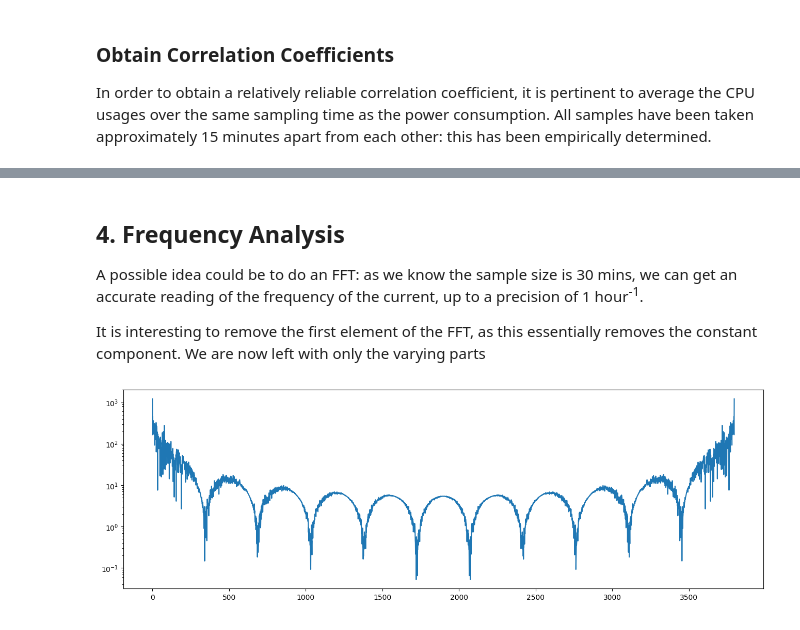
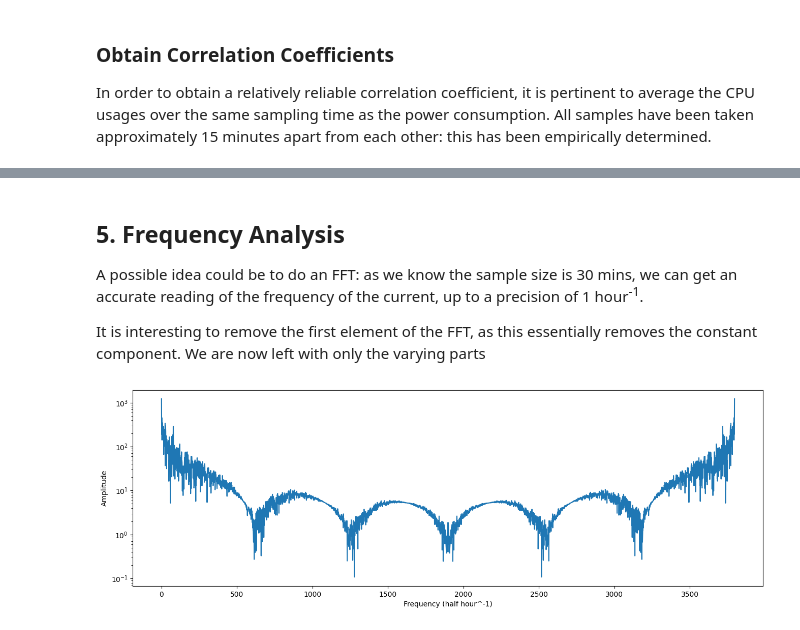
Before and after one commit to ogahector/power_analysis_eeedept, a Jupyter notebook: src/main.ipynb, the cells around one changed output, grey strips where cells are left out. Saved outputs shown, nothing was run; the diff lists cells and outputs as text; code cells hidden in the pictures.

```diff
--- a/src/main.ipynb
+++ b/src/main.ipynb
@@ -13,11 +13,11 @@ import scipy as sp
 dl1 = pd.read_csv("../data/DL1March_May_24.csv").drop(columns="No.").drop(0)
 dl3 = pd.read_csv("../data/DL3March_May_24.csv").drop(columns="No.").drop(0)
 
-dl1["Date/Time"] = pd.to_datetime(dl1["Date/Time"], format='%d/%m/%Y %H:%M')
-dl3["Date/Time"] = pd.to_datetime(dl3["Date/Time"], format='%d/%m/%Y %H:%M')
+dl1["Date/Time"] = pd.to_datetime(dl1["Date/Time"], format='%d/%m/%Y %H:%M', utc=True)
+dl3["Date/Time"] = pd.to_datetime(dl3["Date/Time"], format='%d/%m/%Y %H:%M', utc=True)
 
-# print(dl1.head())
-# it is quite obvious that the first row of values are outliers, so they are removed
+dl1.set_index(['Date/Time'], inplace=True, drop=False)
+dl3.set_index(['Date/Time'], inplace=True, drop=False)
 # %% [markdown]
 ### Key Analyses to Perform
 1. **Time-Series Analysis**
@@ -375,13 +385,13 @@ Text(0.5, 1.0, 'Derivative of Power against Date/Time')
 # %% [markdown]
 ### Moving Average Analysis
 # %%
-dl1[HEADER + " Av Daily"] = dl1[HEADER].rolling(window=24*2).mean()
-dl1[HEADER + " Av Weekly"] = dl1[HEADER].rolling(window=24*2*7).mean()
+dl1[HEADER + " Moving Av Daily"] = dl1[HEADER].rolling(window=24*2).mean()
+dl1[HEADER + " Moving Av Weekly"] = dl1[HEADER].rolling(window=24*2*7).mean()
 
 plt.figure(figsize=(16,5))
 plt.plot(dl1["Date/Time"], dl1[HEADER], label=HEADER, color='b', alpha=0.5)
-plt.plot(dl1["Date/Time"], dl1[HEADER + " Av Daily"], label='Daily Moving Average', color='r')
-plt.plot(dl1["Date/Time"], dl1[HEADER + " Av Weekly"], label='Weekly Moving Average', color='g')
+plt.plot(dl1["Date/Time"], dl1[HEADER + " Moving Av Daily"], label='Daily Moving Average', color='r')
+plt.plot(dl1["Date/Time"], dl1[HEADER + " Moving Av Weekly"], label='Weekly Moving Average', color='g')
 plt.xlabel("Date/Time")
 plt.ylabel(HEADER)
 plt.legend(loc='upper right')
@@ -396 +479,3 @@ print(dl1['Power (kW) Av Daily'].corr(weather['tavg']))
+# %%
+HEADER = 'Power (kW)' # set it back to the way it was
 # %% [markdown]
@@ -494,19 +609,21 @@ spinifex:
 # %% [markdown]
-## 4. Frequency Analysis
+## 5. Frequency Analysis
 
 A possible idea could be to do an FFT: as we know the sample size is 30 mins, we can get an accurate reading of the frequency of the current, up to a precision of 1 hour<sup>-1</sup>.
 
 It is interesting to remove the first element of the FFT, as this essentially removes the constant component. We are now left with only the varying parts
 # %%
-dl1[HEADER + " Av Daily"] = dl1[HEADER].rolling(window=12).mean()
+dl1[HEADER + " Av Daily"] = dl1[HEADER].rolling(window=7).mean()
 dl1_fft = sp.fft.fft(np.array(dl1[HEADER + " Av Daily"].fillna(0.0)))[1:] # obtain FFT, remove constant term
 
 # plot real part
 plt.figure(figsize=(16, 5))
 plt.plot(np.abs(dl1_fft))
 # plt.xlim([0, 2*24*7])
 # plt.vlines(x=range(0, 2*24*7, 24), ymin=0, ymax=5000, colors='r')
+plt.ylabel('Amplitude')
+plt.xlabel('Frequency (half hour^-1)')
 plt.yscale('log')
 plt.show()
 # %% [output]
-[figure, old version]
+[figure, new version]
```
Also changed, not shown: parts of 20 cells of this notebook, 1 other file.
